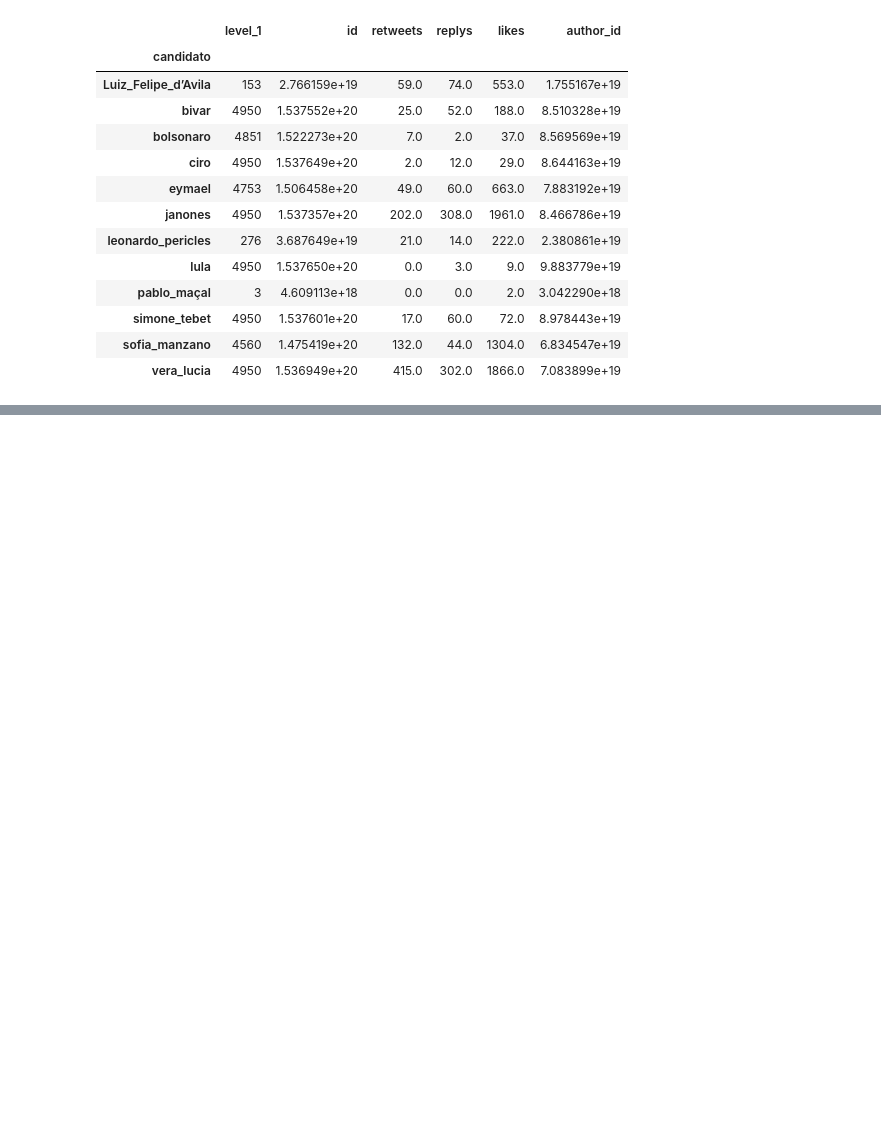
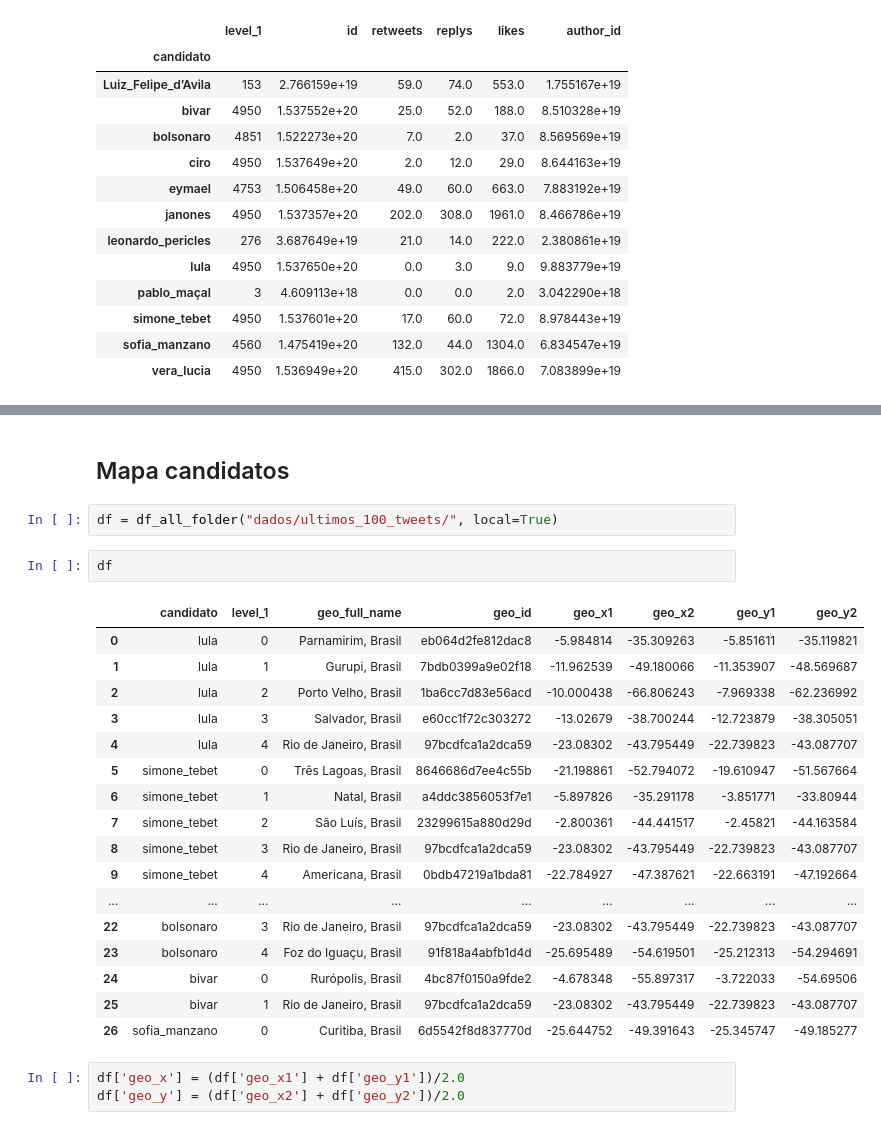
Before and after one commit to EduardoTTristao/analise-de-sentimento-politico-pelo-twitter, a Jupyter notebook: analise-de-sentimento-politico-pelo-twitter/data_analysis.ipynb, the cells around one changed output, grey strips where cells are left out. Drawn from its saved outputs; the diff is of its cells as text; blank space fills up the shorter version.

```diff
--- a/analise-de-sentimento-politico-pelo-twitter/data_analysis.ipynb
+++ b/analise-de-sentimento-politico-pelo-twitter/data_analysis.ipynb
@@ -415,0 +519,27 @@ df
+# %% [markdown]
+## Mapa candidatos
+# %%
+df = df_all_folder("dados/ultimos_100_tweets/", local=True)
+# %%
+df
+# %% [output]
+|  | candidato | level_1 | geo_full_name | geo_id | geo_x1 | geo_x2 | geo_y1 | geo_y2 |
+| 0 | lula | 0 | Parnamirim, Brasil | eb064d2fe812dac8 | -5.984814 | -35.309263 | -5.851611 | -35.119821 |
+| 1 | lula | 1 | Gurupi, Brasil | 7bdb0399a9e02f18 | -11.962539 | -49.180066 | -11.353907 | -48.569687 |
+| 2 | lula | 2 | Porto Velho, Brasil | 1ba6cc7d83e56acd | -10.000438 | -66.806243 | -7.969338 | -62.236992 |
+| 3 | lula | 3 | Salvador, Brasil | e60cc1f72c303272 | -13.02679 | -38.700244 | -12.723879 | -38.305051 |
+| 4 | lula | 4 | Rio de Janeiro, Brasil | 97bcdfca1a2dca59 | -23.08302 | -43.795449 | -22.739823 | -43.087707 |
+| 5 | simone_tebet | 0 | Três Lagoas, Brasil | 8646686d7ee4c55b | -21.198861 | -52.794072 | -19.610947 | -51.567664 |
+| 6 | simone_tebet | 1 | Natal, Brasil | a4ddc3856053f7e1 | -5.897826 | -35.291178 | -3.851771 | -33.80944 |
+| 7 | simone_tebet | 2 | São Luís, Brasil | 23299615a880d29d | -2.800361 | -44.441517 | -2.45821 | -44.163584 |
+| 8 | simone_tebet | 3 | Rio de Janeiro, Brasil | 97bcdfca1a2dca59 | -23.08302 | -43.795449 | -22.739823 | -43.087707 |
+| 9 | simone_tebet | 4 | Americana, Brasil | 0bdb47219a1bda81 | -22.784927 | -47.387621 | -22.663191 | -47.192664 |
+| ... | ... | ... | ... | ... | ... | ... | ... | ... |
+| 22 | bolsonaro | 3 | Rio de Janeiro, Brasil | 97bcdfca1a2dca59 | -23.08302 | -43.795449 | -22.739823 | -43.087707 |
+| 23 | bolsonaro | 4 | Foz do Iguaçu, Brasil | 91f818a4abfb1d4d | -25.695489 | -54.619501 | -25.212313 | -54.294691 |
+| 24 | bivar | 0 | Rurópolis, Brasil | 4bc87f0150a9fde2 | -4.678348 | -55.897317 | -3.722033 | -54.69506 |
+| 25 | bivar | 1 | Rio de Janeiro, Brasil | 97bcdfca1a2dca59 | -23.08302 | -43.795449 | -22.739823 | -43.087707 |
+| 26 | sofia_manzano | 0 | Curitiba, Brasil | 6d5542f8d837770d | -25.644752 | -49.391643 | -25.345747 | -49.185277 |
+# %%
+df['geo_x'] = (df['geo_x1'] + df['geo_y1'])/2.0
+df['geo_y'] = (df['geo_x2'] + df['geo_y2'])/2.0
```
Also changed, not shown: parts of 15 cells of this notebook.
